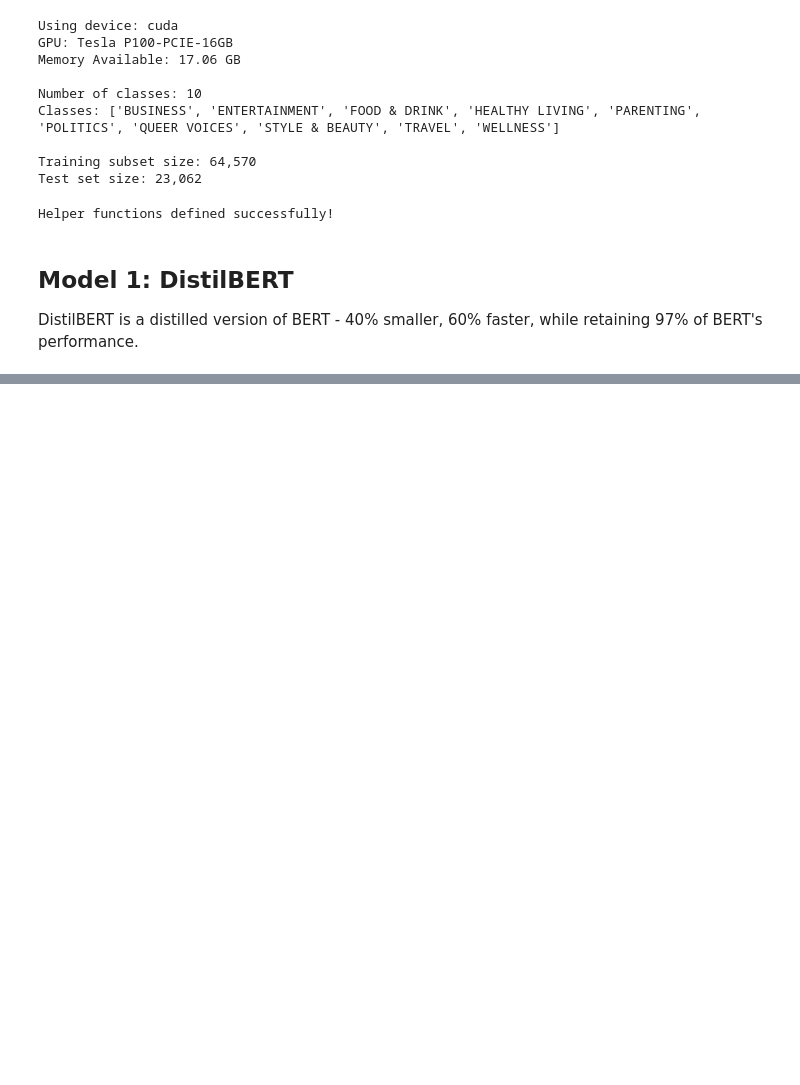
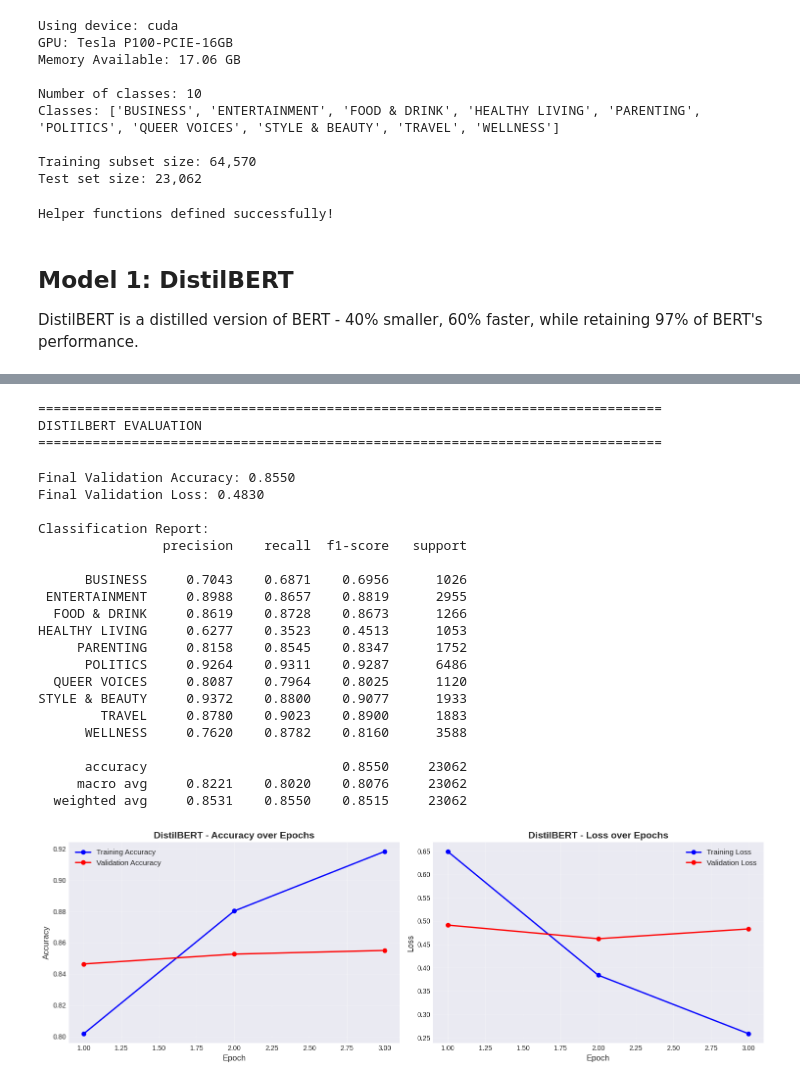
Before and after one commit to dustinober1/Kaggle-Notebooks, a Jupyter notebook: Notebooks/News Category Dataset.ipynb, the cells around one changed output, grey strips where cells are left out. Cells and saved outputs as stored; diff of their text form; code cells hidden in the pictures; blank space fills up the shorter version.

Commit message:
identified best model for News Categories Data

```diff
--- a/Notebooks/News Category Dataset.ipynb
+++ b/Notebooks/News Category Dataset.ipynb
@@ -1072,0 +1091,74 @@ Epoch 1/3
+# %%
+# Evaluate DistilBERT and get detailed metrics
+print("="*80)
+print("DISTILBERT EVALUATION")
+print("="*80)
+
+val_acc, val_loss, y_pred_distilbert, y_true_distilbert = eval_model(distilbert_model, test_loader, device)
+
+print(f"\nFinal Validation Accuracy: {val_acc:.4f}")
+print(f"Final Validation Loss: {val_loss:.4f}")
+
+print("\nClassification Report:")
+print(classification_report(y_true_distilbert, y_pred_distilbert,
+                          target_names=label_encoder.classes_, digits=4))
+
+# Plot training history
+fig, axes = plt.subplots(1, 2, figsize=(15, 5))
+
+epochs_range = range(1, EPOCHS + 1)
+
+# Accuracy plot
+axes[0].plot(epochs_range, distilbert_history['train_acc'], 'b-o', label='Training Accuracy', linewidth=2)
+axes[0].plot(epochs_range, distilbert_history['val_acc'], 'r-o', label='Validation Accuracy', linewidth=2)
+axes[0].set_xlabel('Epoch', fontsize=12)
+axes[0].set_ylabel('Accuracy', fontsize=12)
+axes[0].set_title('DistilBERT - Accuracy over Epochs', fontsize=14, fontweight='bold')
+axes[0].legend(fontsize=11)
+axes[0].grid(True, alpha=0.3)
+
+# Loss plot
+axes[1].plot(epochs_range, distilbert_history['train_loss'], 'b-o', label='Training Loss', linewidth=2)
+axes[1].plot(epochs_range, distilbert_history['val_loss'], 'r-o', label='Validation Loss', linewidth=2)
+axes[1].set_xlabel('Epoch', fontsize=12)
+axes[1].set_ylabel('Loss', fontsize=12)
+axes[1].set_title('DistilBERT - Loss over Epochs', fontsize=14, fontweight='bold')
+axes[1].legend(fontsize=11)
+axes[1].grid(True, alpha=0.3)
+
+plt.tight_layout()
+plt.show()
+
+# Save DistilBERT results
+distilbert_results = {
+    'model_name': 'DistilBERT',
+    'val_accuracy': val_acc.cpu().item(),
+    'val_loss': val_loss,
+    'predictions': y_pred_distilbert,
+    'true_labels': y_true_distilbert
+}
+# %% [output]
+================================================================================
+DISTILBERT EVALUATION
+================================================================================
+Final Validation Accuracy: 0.8550
+Final Validation Loss: 0.4830
+
+Classification Report:
+                precision    recall  f1-score   support
+
+      BUSINESS     0.7043    0.6871    0.6956      1026
+ ENTERTAINMENT     0.8988    0.8657    0.8819      2955
+  FOOD & DRINK     0.8619    0.8728    0.8673      1266
+HEALTHY LIVING     0.6277    0.3523    0.4513      1053
+     PARENTING     0.8158    0.8545    0.8347      1752
+      POLITICS     0.9264    0.9311    0.9287      6486
+  QUEER VOICES     0.8087    0.7964    0.8025      1120
+STYLE & BEAUTY     0.9372    0.8800    0.9077      1933
+        TRAVEL     0.8780    0.9023    0.8900      1883
+      WELLNESS     0.7620    0.8782    0.8160      3588
+
+      accuracy                         0.8550     23062
+     macro avg     0.8221    0.8020    0.8076     23062
+  weighted avg     0.8531    0.8550    0.8515     23062
+[figure, added]
```
Also changed, not shown: parts of 15 cells of this notebook.
